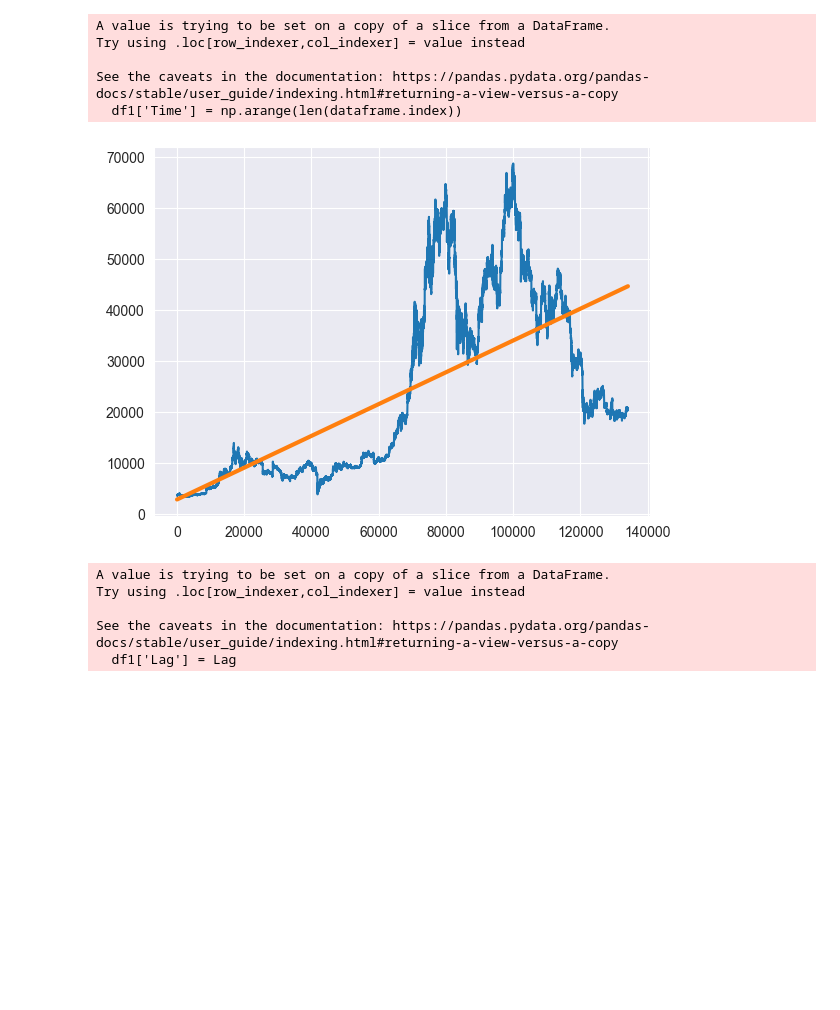
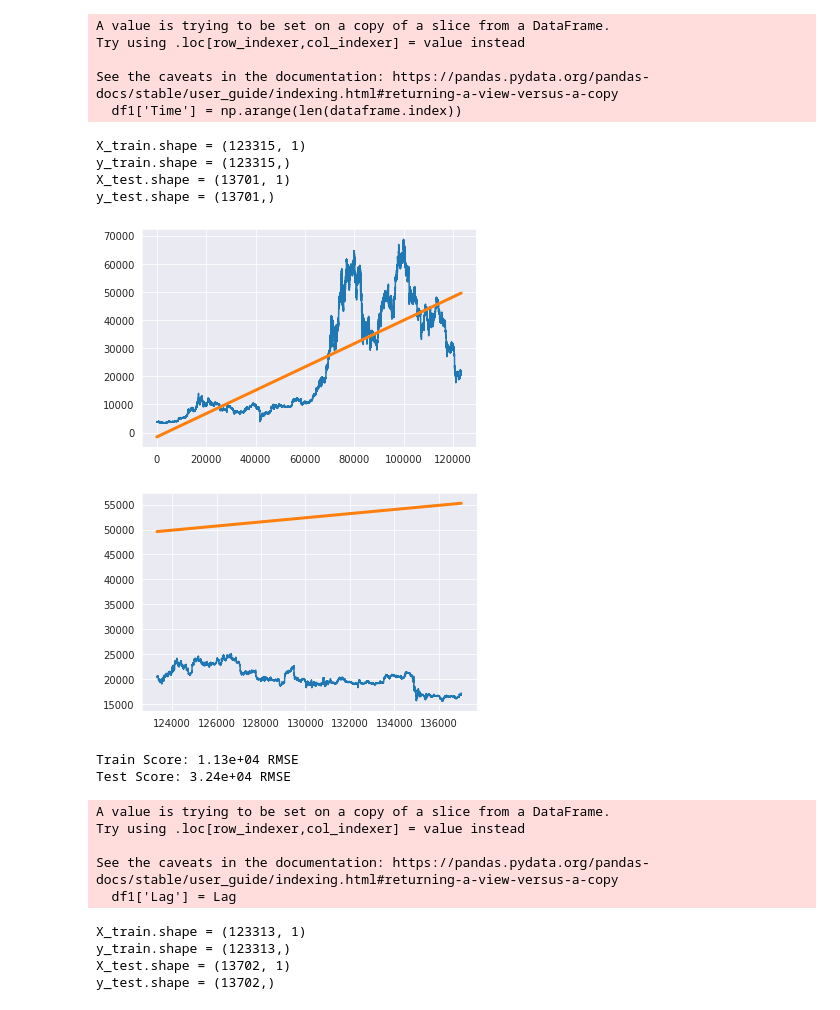
Before and after one commit to mahadev9/Cryptocurrency-Price-Forecasting, a Jupyter notebook: LinearRegression.ipynb, the cells around one changed output. Saved outputs shown, nothing was run; the diff lists cells and outputs as text; code cells hidden in the pictures; blank space fills up the shorter version.

Commit message:
revised linear regression with rmse and subplots

```diff
--- a/LinearRegression.ipynb
+++ b/LinearRegression.ipynb
@@ -70,14 +71,44 @@ See the caveats in the documentation: https://pandas.pydata.org/pandas-docs/stab
 # %%
 X = df1.loc[:, ['Time']]
 y = df1.loc[:, CLOSE_INDEX]
+# %%
+number_of_rows = TRAIN_SPLIT_RATIO * len(X.index)
+
+X_train = X.loc[:number_of_rows]
+y_train = y.loc[:number_of_rows]
+X_test = X.loc[number_of_rows:]
+y_test = y.loc[number_of_rows:]
+
+print('X_train.shape = {}'.format(X_train.shape))
+print('y_train.shape = {}'.format(y_train.shape))
+print('X_test.shape = {}'.format(X_test.shape))
+print('y_test.shape = {}'.format(y_test.shape))
+# %% [output]
+X_train.shape = (123315, 1)
+y_train.shape = (123315,)
+X_test.shape = (13701, 1)
+y_test.shape = (13701,)
 # %%
 linear_model = LinearRegression()
-linear_model.fit(X, y)
+linear_model.fit(X_train, y_train)
 
-y_pred = pd.Series(linear_model.predict(X), index=X.index)
+y_train_pred = pd.Series(linear_model.predict(X_train), index=X_train.index)
 # %%
-ax = y.plot()
-ax = y_pred.plot(ax=ax, linewidth=3)
+ax = y_train.plot()
+ax = y_train_pred.plot(ax=ax, linewidth=3)
 # %% [output]
-[figure, old version]
+[figure, new version]
+# %%
+y_test_pred = pd.Series(linear_model.predict(X_test), index=X_test.index)
+
+ax = y_test.plot()
+ax = y_test_pred.plot(ax=ax, linewidth=3)
+# %% [output]
+[figure, added]
+# %%
+rmse(y_train, y_train_pred, 'Train')
+rmse(y_test, y_test_pred, 'Test')
+# %% [output]
+Train Score: 1.13e+04 RMSE
+Test Score: 3.24e+04 RMSE
 # %%
@@ -98,2 +128,19 @@ y,X = y.align(X, join='inner')
+# %%
+number_of_rows = TRAIN_SPLIT_RATIO * len(X.index)
+
+X_train = X.loc[:number_of_rows]
+y_train = y.loc[:number_of_rows]
+X_test = X.loc[number_of_rows:]
+y_test = y.loc[number_of_rows:]
+
+print('X_train.shape = {}'.format(X_train.shape))
+print('y_train.shape = {}'.format(y_train.shape))
+print('X_test.shape = {}'.format(X_test.shape))
+print('y_test.shape = {}'.format(y_test.shape))
+# %% [output]
+X_train.shape = (123313, 1)
+y_train.shape = (123313,)
+X_test.shape = (13702, 1)
+y_test.shape = (13702,)
 # %%
 linear_model = LinearRegression()
```
Also changed, not shown: parts of 10 cells of this notebook.
